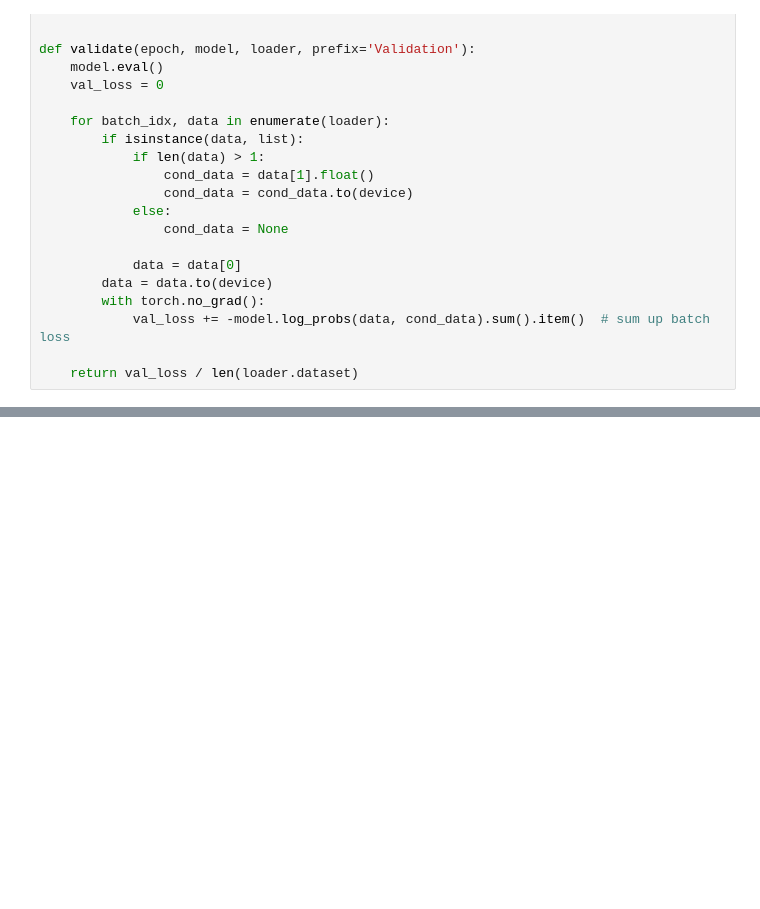
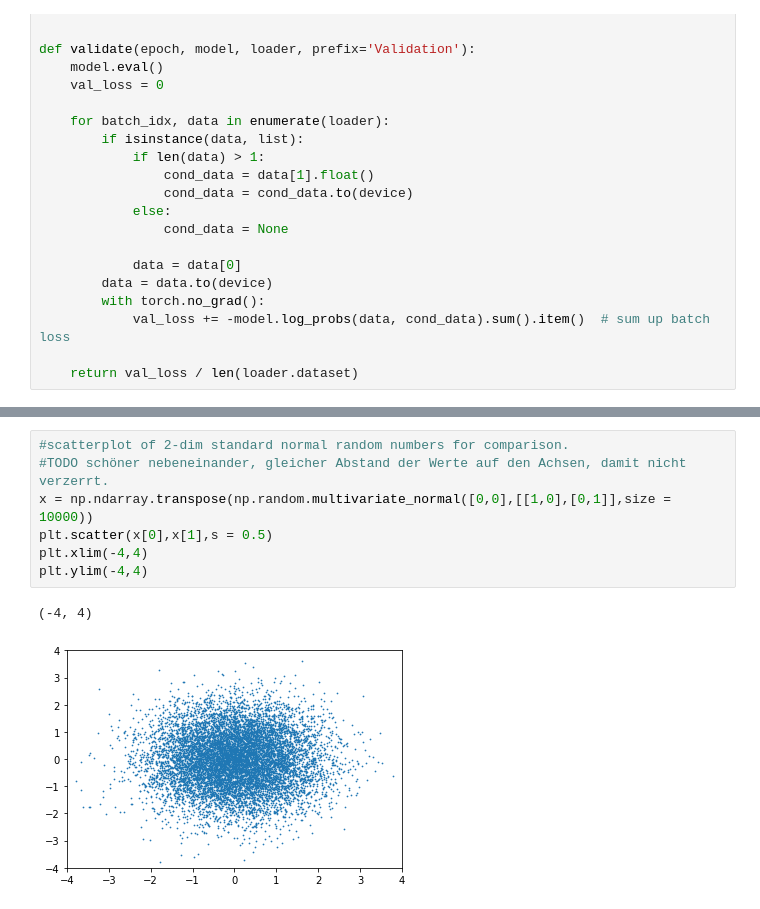
Before and after one commit to philippgrafendorfe/cv_ps, a Jupyter notebook: pytorch-flows-maf.ipynb, the cells around one changed output, grey strips where cells are left out. Drawn from its saved outputs; the diff is of its cells as text; blank space fills up the shorter version.

```diff
--- a/pytorch-flows-maf.ipynb
+++ b/pytorch-flows-maf.ipynb
@@ -609,0 +612,10 @@ plt.scatter(u[0],u[1],s=0.5)
+# %%
+#scatterplot of 2-dim standard normal random numbers for comparison.
+#TODO schöner nebeneinander, gleicher Abstand der Werte auf den Achsen, damit nicht verzerrt.
+x = np.ndarray.transpose(np.random.multivariate_normal([0,0],[[1,0],[0,1]],size = 10000))
+plt.scatter(x[0],x[1],s = 0.5)
+plt.xlim(-4,4)
+plt.ylim(-4,4)
+# %% [output]
+(-4, 4)
+[figure, added]
```
Also changed, not shown: parts of 4 cells of this notebook.
